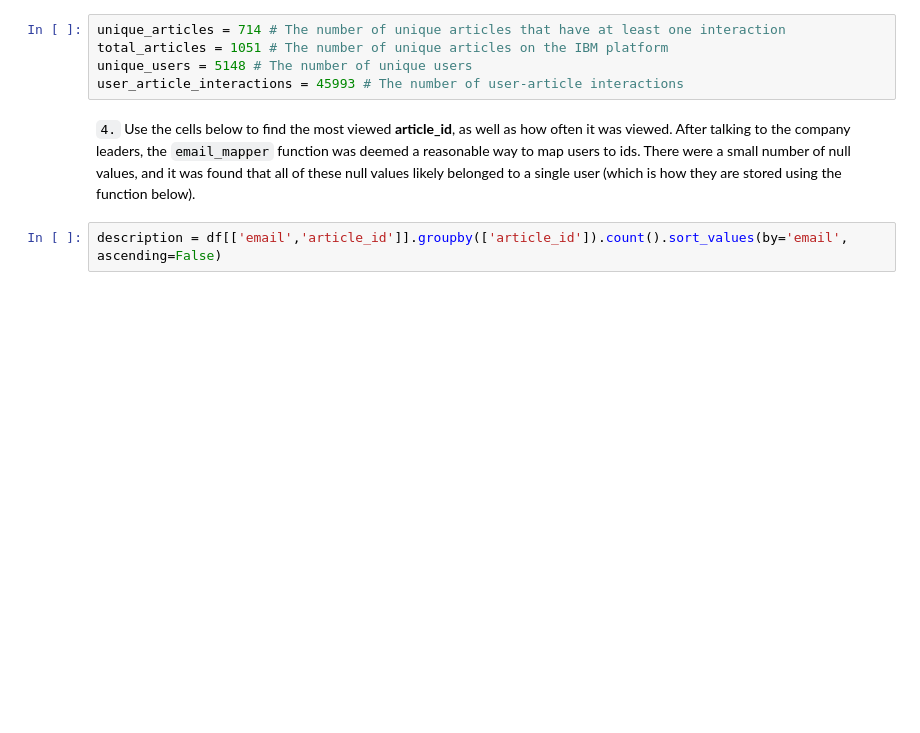
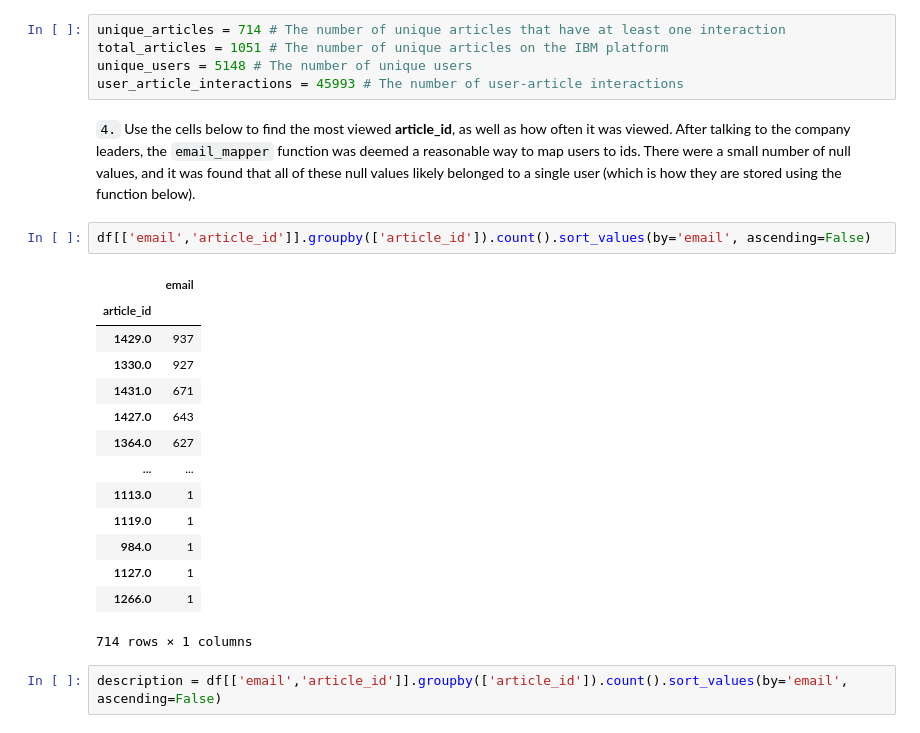
Before and after one commit to olghab/dataScienceProject3, a Jupyter notebook: Recommendations_with_IBM.ipynb, the cells around one changed output. Drawn from its saved outputs; the diff is of its cells as text; blank space fills up the shorter version.

```diff
--- a/Recommendations_with_IBM.ipynb
+++ b/Recommendations_with_IBM.ipynb
@@ -190,6 +188,23 @@ unique_users = 5148 # The number of unique users
 user_article_interactions = 45993 # The number of user-article interactions
 # %% [markdown]
 `4.` Use the cells below to find the most viewed **article_id**, as well as how often it was viewed.  After talking to the company leaders, the `email_mapper` function was deemed a reasonable way to map users to ids.  There were a small number of null values, and it was found that all of these null values likely belonged to a single user (which is how they are stored using the function below).
+# %%
+df[['email','article_id']].groupby(['article_id']).count().sort_values(by='email', ascending=False)
+# %% [output]
+|  | email |
+| article_id |  |
+| 1429.0 | 937 |
+| 1330.0 | 927 |
+| 1431.0 | 671 |
+| 1427.0 | 643 |
+| 1364.0 | 627 |
+| ... | ... |
+| 1113.0 | 1 |
+| 1119.0 | 1 |
+| 984.0 | 1 |
+| 1127.0 | 1 |
+| 1266.0 | 1 |
+714 rows × 1 columns
 # %%
 description = df[['email','article_id']].groupby(['article_id']).count().sort_values(by='email', ascending=False)
 # %%
```
Also changed, not shown: parts of 36 cells of this notebook.
